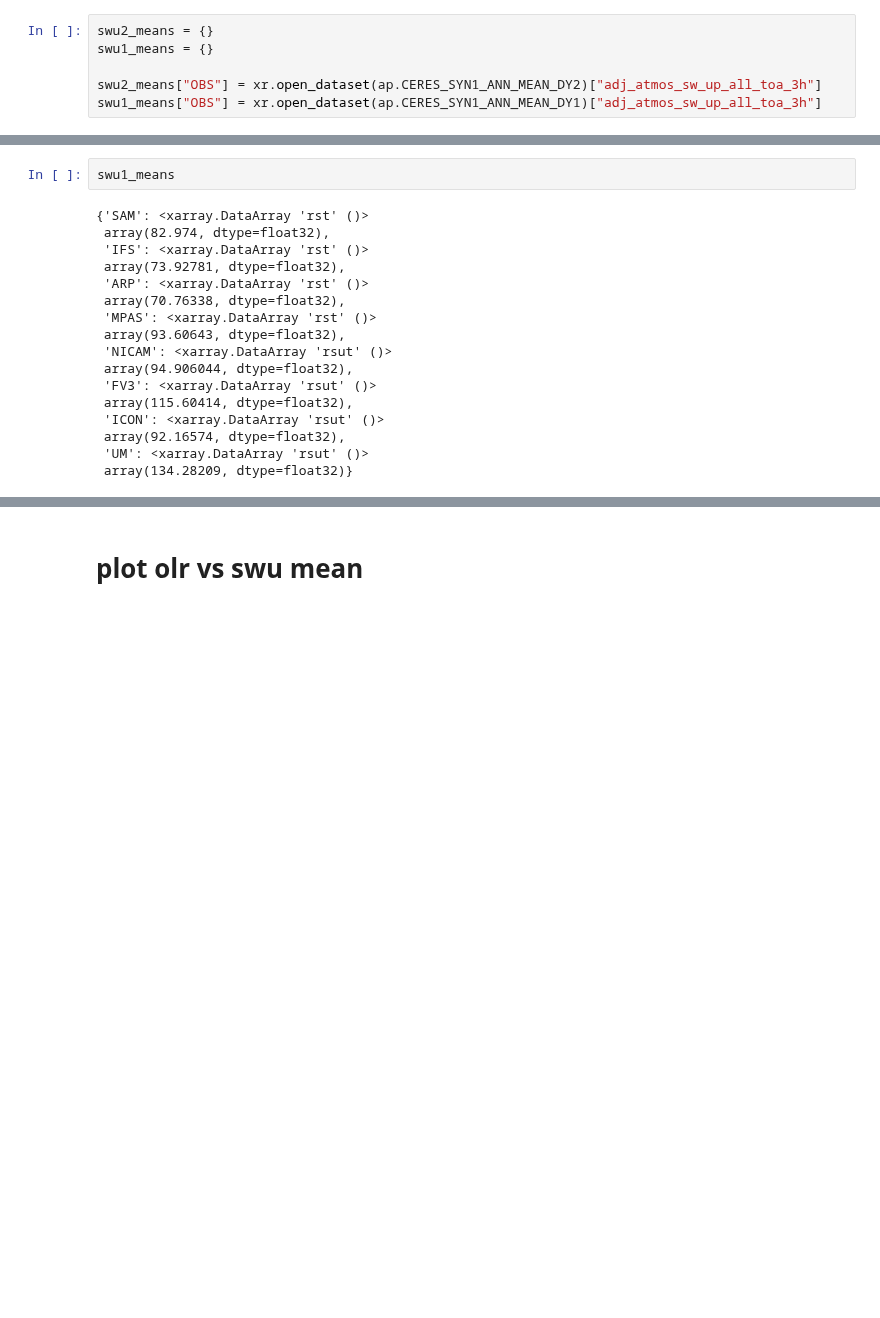
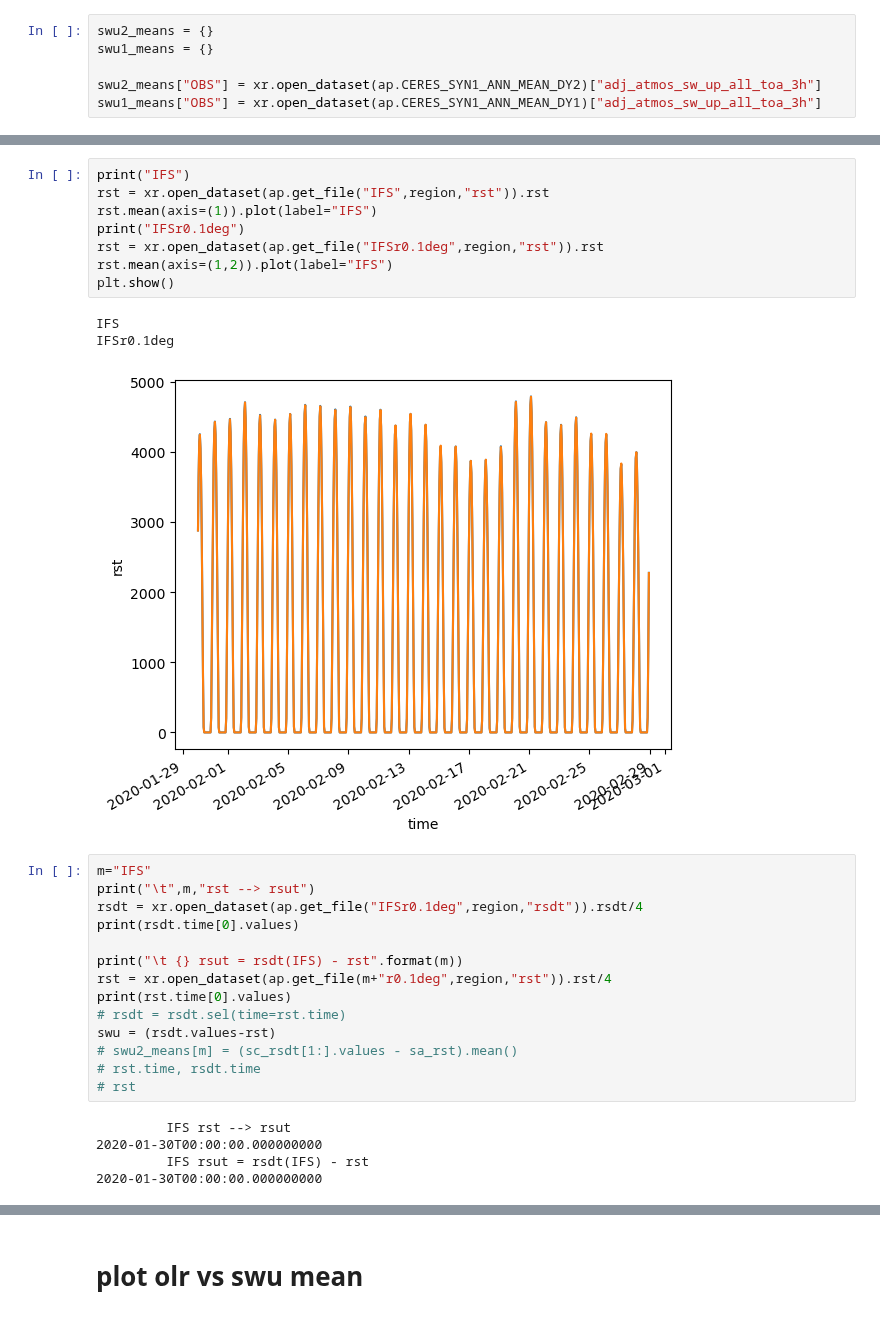
Before and after one commit to smturbev/dyamond2, a Jupyter notebook: python_scripts/spatiotemporal_mean.ipynb, the cells around one changed output, grey strips where cells are left out. Drawn from its saved outputs; the diff is of its cells as text; blank space fills up the shorter version.

```diff
--- a/python_scripts/spatiotemporal_mean.ipynb
+++ b/python_scripts/spatiotemporal_mean.ipynb
@@ -212,19 +202,31 @@ DYAMOND1...
+# %%
+print("IFS")
+rst = xr.open_dataset(ap.get_file("IFS",region,"rst")).rst
+rst.mean(axis=(1)).plot(label="IFS")
+print("IFSr0.1deg")
+rst = xr.open_dataset(ap.get_file("IFSr0.1deg",region,"rst")).rst
+rst.mean(axis=(1,2)).plot(label="IFS")
+plt.show()
+# %% [output]
+IFS
+IFSr0.1deg
+[figure, added]
 # %%
-swu1_means
+m="IFS"
+print("\t",m,"rst --> rsut")
+rsdt = xr.open_dataset(ap.get_file("IFSr0.1deg",region,"rsdt")).rsdt/4
+print(rsdt.time[0].values)
+
+print("\t {} rsut = rsdt(IFS) - rst".format(m))
+rst = xr.open_dataset(ap.get_file(m+"r0.1deg",region,"rst")).rst/4
+print(rst.time[0].values)
+# rsdt = rsdt.sel(time=rst.time)
+swu = (rsdt.values-rst)
+# swu2_means[m] = (sc_rsdt[1:].values - sa_rst).mean()
+# rst.time, rsdt.time
+# rst
 # %% [output]
-{'SAM': <xarray.DataArray 'rst' ()>
- array(82.974, dtype=float32),
- 'IFS': <xarray.DataArray 'rst' ()>
- array(73.92781, dtype=float32),
- 'ARP': <xarray.DataArray 'rst' ()>
- array(70.76338, dtype=float32),
- 'MPAS': <xarray.DataArray 'rst' ()>
- array(93.60643, dtype=float32),
- 'NICAM': <xarray.DataArray 'rsut' ()>
- array(94.906044, dtype=float32),
- 'FV3': <xarray.DataArray 'rsut' ()>
- array(115.60414, dtype=float32),
- 'ICON': <xarray.DataArray 'rsut' ()>
- array(92.16574, dtype=float32),
- 'UM': <xarray.DataArray 'rsut' ()>
- array(134.28209, dtype=float32)}
+         IFS rst --> rsut
+2020-01-30T00:00:00.000000000
+         IFS rsut = rsdt(IFS) - rst
+2020-01-30T00:00:00.000000000
```
Also changed, not shown: parts of 13 cells of this notebook.
